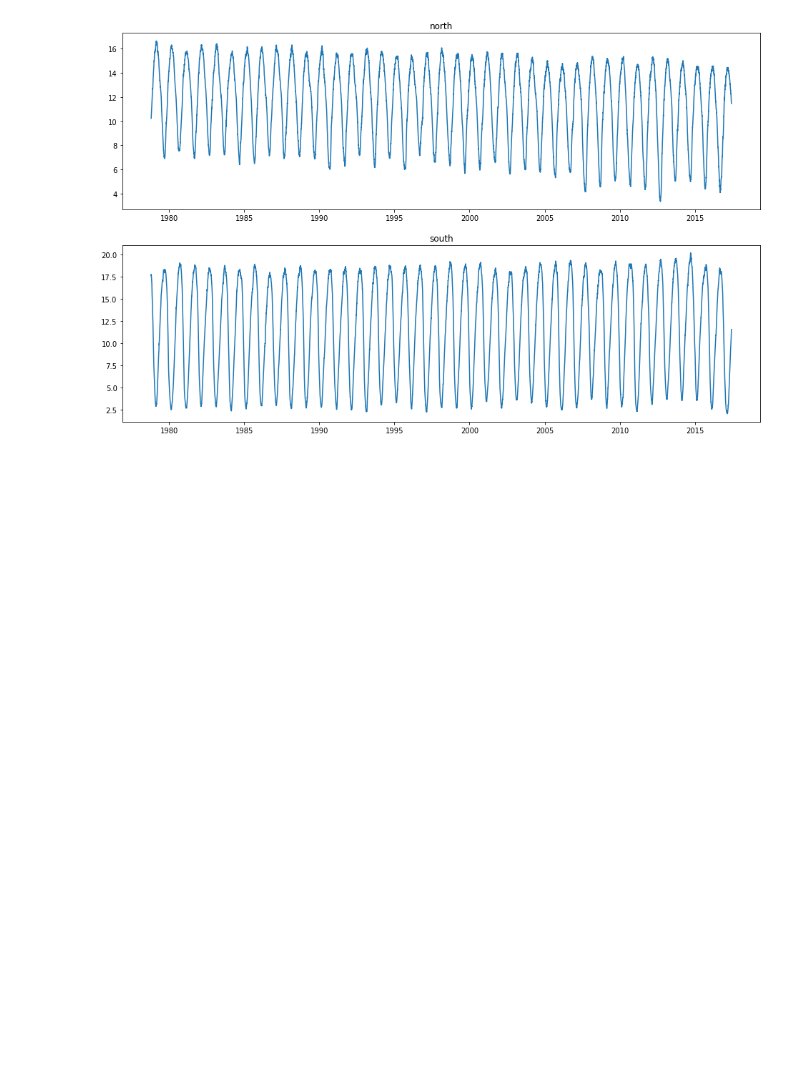
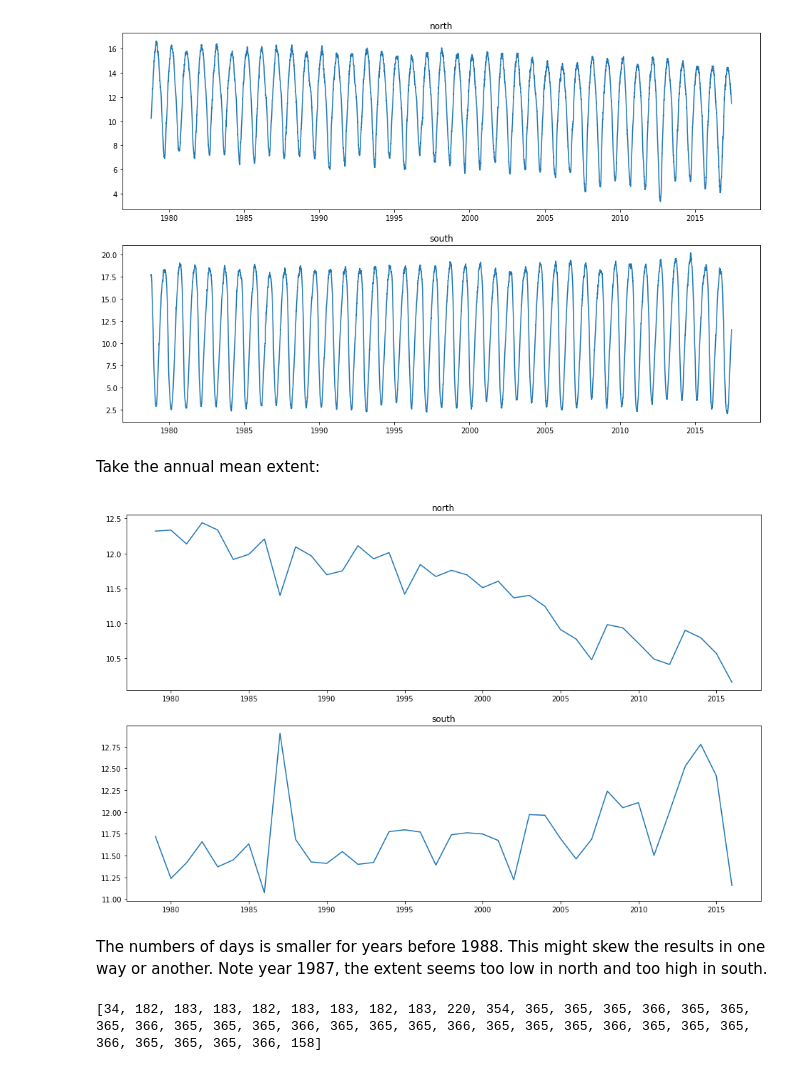
Before and after one commit to AnssiMoisio/bda-project, a Jupyter notebook: Project.ipynb, the cells around one changed output. Drawn from its saved outputs; the diff is of its cells as text; code cells hidden in the pictures; blank space fills up the shorter version.

Commit message:
Calculate annaual averages.

```diff
--- a/Project.ipynb
+++ b/Project.ipynb
@@ -31,3 +34,47 @@ plt.plot(dates, extent_south)
 plt.show()
 # %% [output]
 [figure]
+# %% [markdown]
+Take the annual mean extent:
+# %%
+# calculate the average extent for each year
+annual_means_north = [0]*40
+annual_means_south = [0]*40
+daycounts = [0]*40
+current_year = 1978
+i = 0
+for year_index in range(40): # 1978 - 2017 = 40 years
+    extent_sum_north = 0
+    extent_sum_south = 0
+    daycount = 0
+    while(True):
+        if(current_year == data[i, 0]):
+            extent_sum_north += extent_north[i]
+            extent_sum_south += extent_south[i]
+            daycount += 1
+            i += 1
+        else:
+            annual_means_north[year_index] = extent_sum_north / daycount
+            annual_means_south[year_index] = extent_sum_south / daycount
+            daycounts[year_index] = daycount
+            current_year += 1
+            break
+
+# plot the average
+plt.figure(1, figsize=(16, 10))
+plt.subplot(2, 1, 1)
+# omit first and last year because they are not whole
+plt.plot(np.arange(1979, 2017), annual_means_north[1:-1])
+plt.title('north')
+plt.subplot(2, 1, 2)
+plt.title('south')
+plt.plot(np.arange(1979, 2017), annual_means_south[1:-1])
+plt.show()
+# %% [output]
+[figure, added]
+# %% [markdown]
+The numbers of days is smaller for years before 1988. This might skew the results in one way or another. Note year 1987, the extent seems too low in north and too high in south.
+# %%
+print(daycounts)
+# %% [output]
+[34, 182, 183, 183, 182, 183, 183, 182, 183, 220, 354, 365, 365, 365, 366, 365, 365, 365, 366, 365, 365, 365, 366, 365, 365, 365, 366, 365, 365, 365, 366, 365, 365, 365, 366, 365, 365, 365, 366, 158]
```
Also changed, not shown: parts of 1 cell of this notebook, 1 other file.
